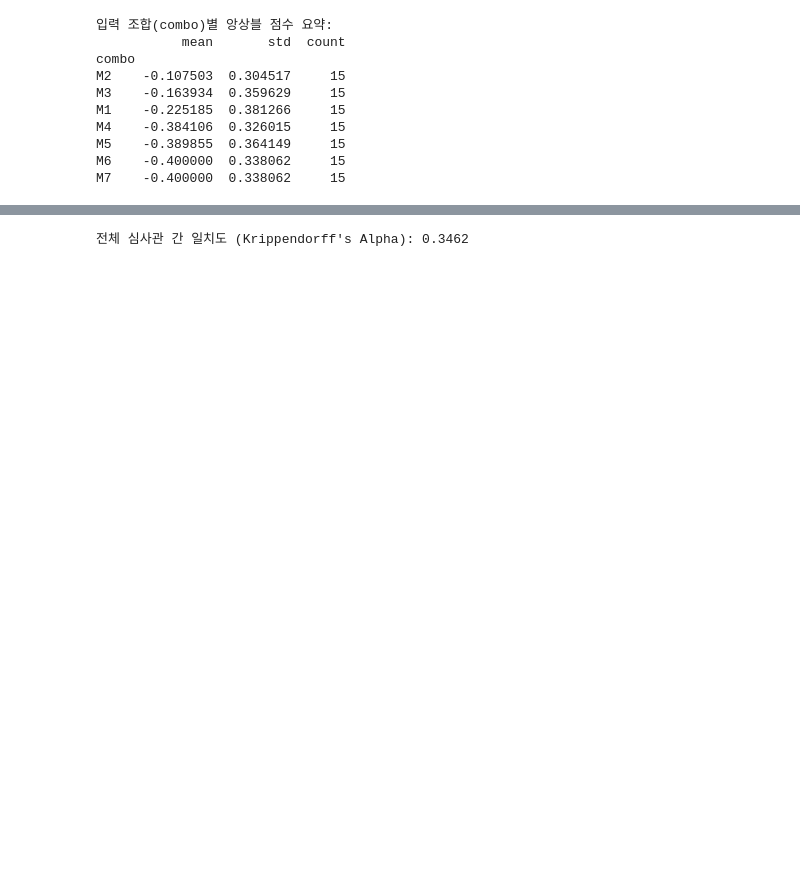
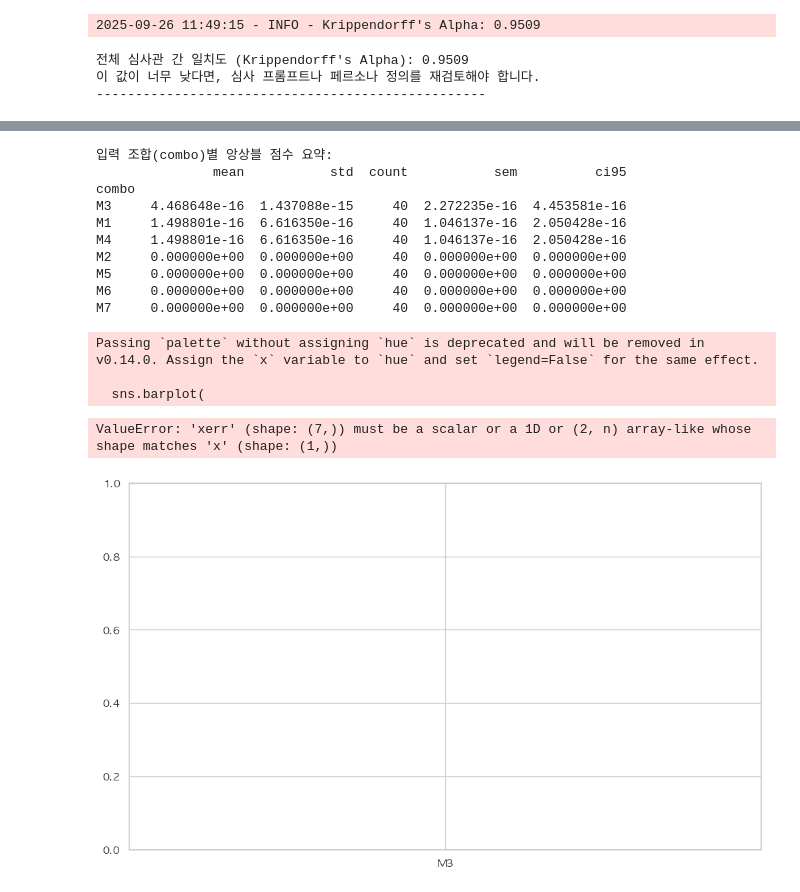
Before and after one commit to xistoh162108/RiQF-eval, a Jupyter notebook: RiQF-eval/notebooks/analysis.ipynb, the cells around one changed output, grey strips where cells are left out. Saved outputs shown, nothing was run; the diff lists cells and outputs as text; code cells hidden in the pictures; blank space fills up the shorter version.

```diff
--- a/RiQF-eval/notebooks/analysis.ipynb
+++ b/RiQF-eval/notebooks/analysis.ipynb
@@ -57,21 +69,37 @@ memory usage: 15.7+ KB
 # %%
-# ## Cell 3: 전체 성능 요약
-print("\n입력 조합(combo)별 앙상블 점수 요약:")
-summary = processed_df.groupby('combo')['ensemble_score'].agg(['mean', 'std', 'count']).sort_values('mean', ascending=False)
-print(summary)
+# ## Cell 3: 심사관 간 일치도(Inter-Annotator Agreement) 분석
+# 여러 페르소나(심사관)의 평가가 얼마나 일관적인지 확인합니다.
+# Krippendorff's Alpha는 심사 결과의 신뢰도를 나타내는 중요한 지표입니다.
+# (0.8 이상: 매우 높음, 0.67 ~ 0.8: 신뢰할만함, 0.67 미만: 주의 필요)
+alpha = analysis.calculate_krippendorff_alpha(processed_df)
+print(f"전체 심사관 간 일치도 (Krippendorff's Alpha): {alpha:.4f}")
+print("이 값이 너무 낮다면, 심사 프롬프트나 페르소나 정의를 재검토해야 합니다.")
+print("-" * 50)
 # %% [output]
-입력 조합(combo)별 앙상블 점수 요약:
-           mean       std  count
-combo
-M2    -0.107503  0.304517     15
-M3    -0.163934  0.359629     15
-M1    -0.225185  0.381266     15
-M4    -0.384106  0.326015     15
-M5    -0.389855  0.364149     15
-M6    -0.400000  0.338062     15
-M7    -0.400000  0.338062     15
+2025-09-26 11:49:15 - INFO - Krippendorff's Alpha: 0.9509
+전체 심사관 간 일치도 (Krippendorff's Alpha): 0.9509
+이 값이 너무 낮다면, 심사 프롬프트나 페르소나 정의를 재검토해야 합니다.
+--------------------------------------------------
 # %%
-# ## Cell 4: 심사관 간 일치도(IAA) 계산
-alpha = analysis.calculate_krippendorff_alpha(processed_df)
-print(f"\n전체 심사관 간 일치도 (Krippendorff's Alpha): {alpha:.4f}")
+# ## Cell 4: 전체 성능 요약 및 신뢰도 구간 시각화
+print("\n입력 조합(combo)별 앙상블 점수 요약:")
+summary = processed_df.groupby('combo')['ensemble_score'].agg(['mean', 'std', 'count', 'sem']).sort_values('mean', ascending=False)
+summary['ci95'] = summary['sem'] * 1.96 # 95% 신뢰구간
+print(summary)
+
+# --- 시각화: 신뢰구간을 포함한 막대그래프 ---
+plt.figure(figsize=(12, 7))
+sns.barplot(
+    x=summary.index,
+    y=summary['mean'],
+    xerr=summary['ci95'], # 95% 신뢰구간 오차 막대 추가
+    capsize=0.1,
+    palette="viridis"
+)
+plt.title('입력 조합(combo)별 평균 앙상블 점수 (95% 신뢰구간 포함)', fontsize=16, pad=20)
+plt.xlabel('입력 조합 (Combo)', fontsize=12)
+plt.ylabel('평균 앙상블 점수', fontsize=12)
+plt.xticks(rotation=45, ha='right')
+plt.tight_layout()
+plt.show()
 # %% [output]
@@ -79,2 +107,16 @@ print(f"\n전체 심사관 간 일치도 (Krippendorff's Alpha): {alpha:.4f}")
-전체 심사관 간 일치도 (Krippendorff's Alpha): 0.3462
+입력 조합(combo)별 앙상블 점수 요약:
+               mean           std  count           sem          ci95
+combo
+M3     4.468648e-16  1.437088e-15     40  2.272235e-16  4.453581e-16
+M1     1.498801e-16  6.616350e-16     40  1.046137e-16  2.050428e-16
+M4     1.498801e-16  6.616350e-16     40  1.046137e-16  2.050428e-16
+M2     0.000000e+00  0.000000e+00     40  0.000000e+00  0.000000e+00
+M5     0.000000e+00  0.000000e+00     40  0.000000e+00  0.000000e+00
+M6     0.000000e+00  0.000000e+00     40  0.000000e+00  0.000000e+00
+M7     0.000000e+00  0.000000e+00     40  0.000000e+00  0.000000e+00
+Passing `palette` without assigning `hue` is deprecated and will be removed in v0.14.0. Assign the `x` variable to `hue` and set `legend=False` for the same effect.
+
+  sns.barplot(
+ValueError: 'xerr' (shape: (7,)) must be a scalar or a 1D or (2, n) array-like whose shape matches 'x' (shape: (1,))
+[figure, added]
 # %%
```
Also changed, not shown: parts of 7 cells of this notebook, 5 other files.
